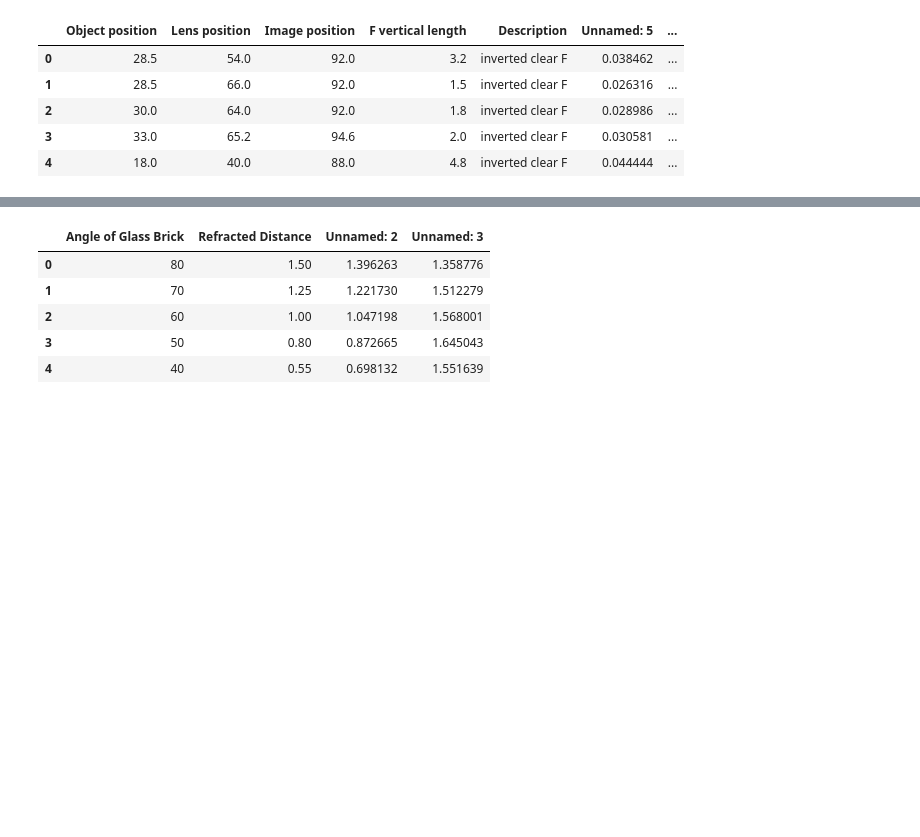
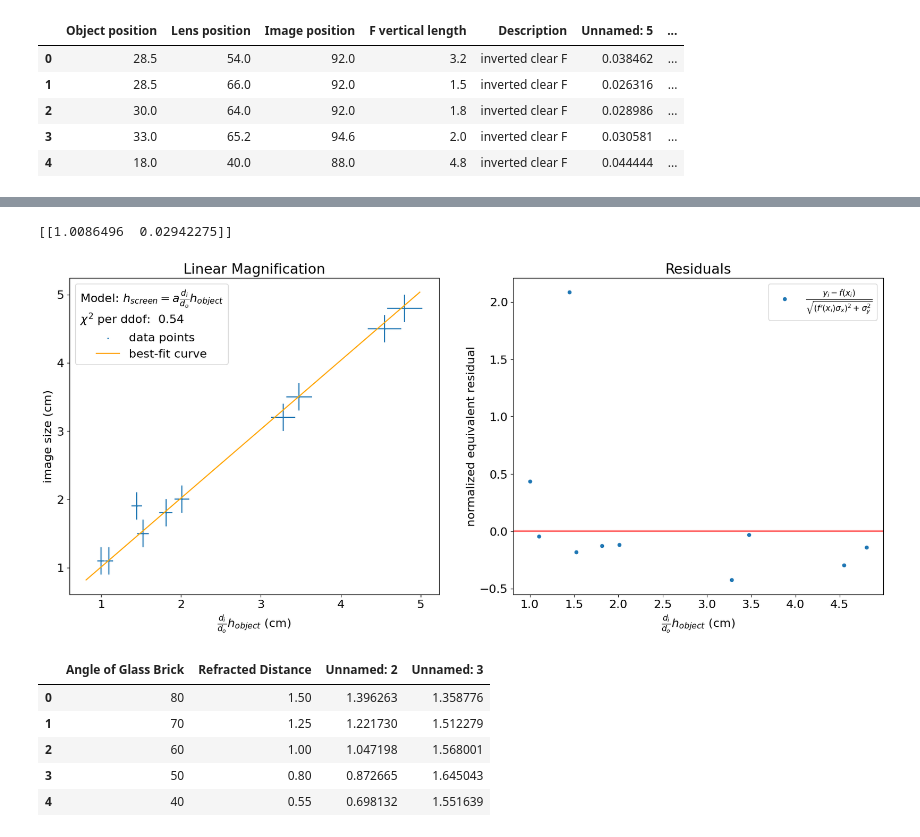
Before and after one commit to ryanliu30/5CL, a Jupyter notebook: notebooks/lab0.ipynb, the cells around one changed output, grey strips where cells are left out. Drawn from its saved outputs; the diff is of its cells as text; code cells hidden in the pictures; blank space fills up the shorter version.

```diff
--- a/notebooks/lab0.ipynb
+++ b/notebooks/lab0.ipynb
@@ -112,3 +112,35 @@ fit_and_plot(
+# %%
+class Exp3MagnificationModel:
+    def forward(self, x, a):
+        return a*x
+    def backward(self, x, a):
+        return a
+exp3_magnification_model = Exp3MagnificationModel()
+std = np.sqrt(
+    np.square((df_exp3["Image position"] - df_exp3["Lens position"])/(df_exp3["Lens position"] - df_exp3["Object position"])*0.1)
+    + np.square(0.1/(df_exp3["Lens position"] - df_exp3["Object position"])*2.2)
+    + np.square(0.1*(-2.2/(df_exp3["Lens position"] - df_exp3["Object position"]) -
+    (df_exp3["Image position"] - df_exp3["Lens position"])/np.square(df_exp3["Lens position"] - df_exp3["Object position"])*2.2))
+    + np.square(0.1*(df_exp3["Image position"] - df_exp3["Lens position"])/np.square(df_exp3["Lens position"] - df_exp3["Object position"])*2.2)
+)
+fit_and_plot(
+    exp3_magnification_model,
+    (df_exp3["Image position"] - df_exp3["Lens position"])/\
+    (df_exp3["Lens position"] - df_exp3["Object position"])*2.2,
+    df_exp3["F vertical length"],
+    std,
+    0.2*np.ones_like(std),
+    1,
+    None,
+    r"$\frac{d_i}{d_o}h_{object}$ (cm)",
+    "image size (cm)",
+    "Linear Magnification",
+    r"$h_{screen} = a\frac{d_i}{d_o}h_{object}$",
+    "Residuals",
+    );
+# %% [output]
+[[1.0086496  0.02942275]]
+[figure, added]
 # %%
 class Exp4Model:
     def forward(self, x, n):
```
Also changed, not shown: parts of 4 cells of this notebook, 2 other files.
